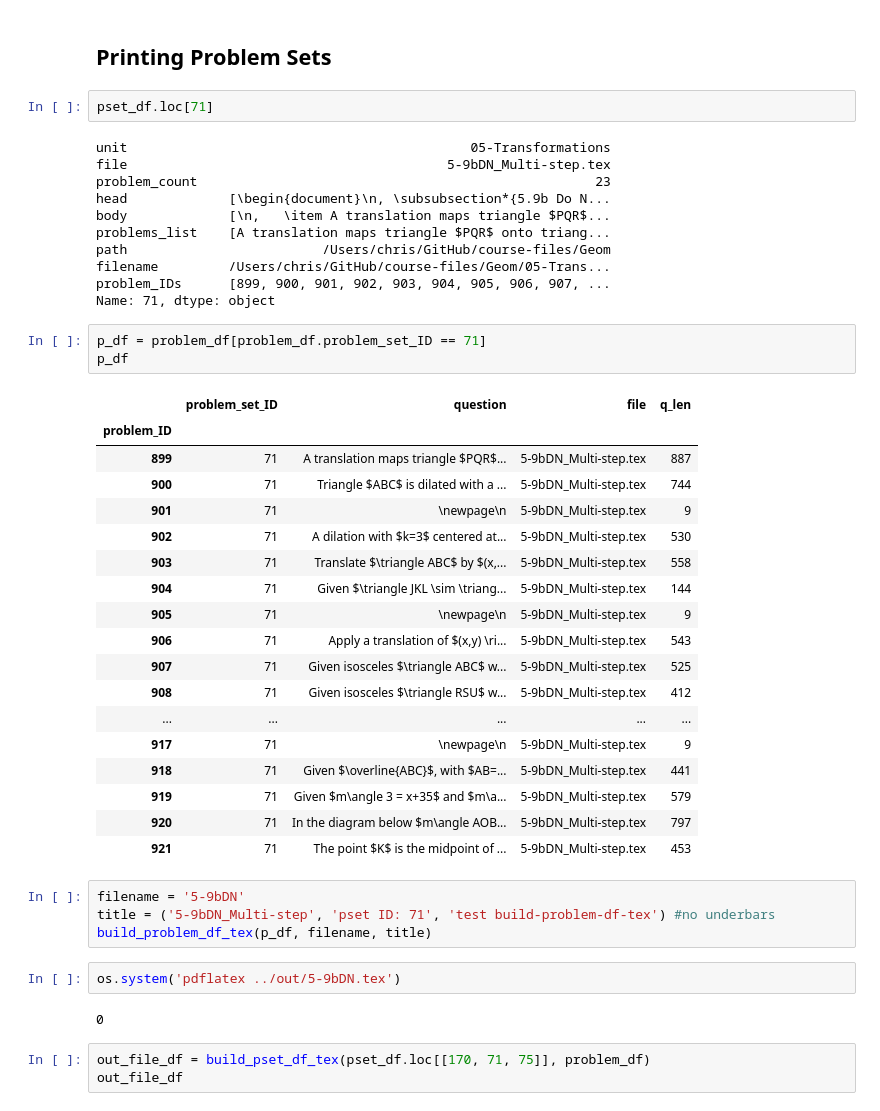
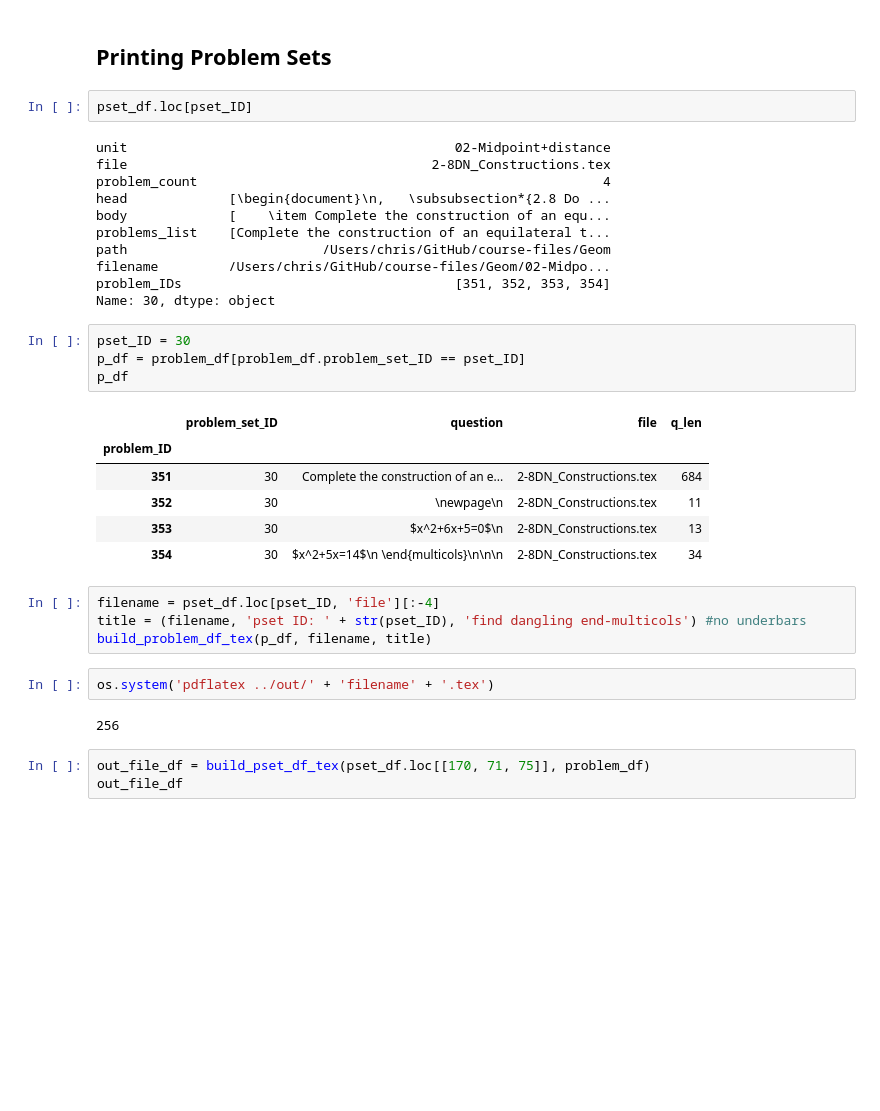
Before and after one commit to chrishuson/mathai, a Jupyter notebook: src/notes.ipynb, the cells around one changed output. Drawn from its saved outputs; the diff is of its cells as text; blank space fills up the shorter version.

```diff
--- a/src/notes.ipynb
+++ b/src/notes.ipynb
@@ -51,48 +51,37 @@ pset_df:  172 problem_set_ID Index(['unit', 'file', 'problem_count', 'head', 'bo
 # %% [markdown]
 ## Printing Problem Sets
 # %%
-pset_df.loc[71]
+pset_df.loc[pset_ID]
 # %% [output]
-unit                                            05-Transformations
-file                                         5-9bDN_Multi-step.tex
-problem_count                                                   23
-head             [\begin{document}\n, \subsubsection*{5.9b Do N...
-body             [\n,   \item A translation maps triangle $PQR$...
-problems_list    [A translation maps triangle $PQR$ onto triang...
+unit                                          02-Midpoint+distance
+file                                       2-8DN_Constructions.tex
+problem_count                                                    4
+head             [\begin{document}\n,   \subsubsection*{2.8 Do ...
+body             [    \item Complete the construction of an equ...
+problems_list    [Complete the construction of an equilateral t...
 path                         /Users/chris/GitHub/course-files/Geom
-filename         /Users/chris/GitHub/course-files/Geom/05-Trans...
-problem_IDs      [899, 900, 901, 902, 903, 904, 905, 906, 907, ...
-Name: 71, dtype: object
+filename         /Users/chris/GitHub/course-files/Geom/02-Midpo...
+problem_IDs                                   [351, 352, 353, 354]
+Name: 30, dtype: object
 # %%
-p_df = problem_df[problem_df.problem_set_ID == 71]
+pset_ID = 30
+p_df = problem_df[problem_df.problem_set_ID == pset_ID]
 p_df
 # %% [output]
 |  | problem_set_ID | question | file | q_len |
 | problem_ID |  |  |  |  |
-| 899 | 71 | A translation maps triangle $PQR$... | 5-9bDN_Multi-step.tex | 887 |
-| 900 | 71 | Triangle $ABC$ is dilated with a ... | 5-9bDN_Multi-step.tex | 744 |
-| 901 | 71 | \newpage\n | 5-9bDN_Multi-step.tex | 9 |
-| 902 | 71 | A dilation with $k=3$ centered at... | 5-9bDN_Multi-step.tex | 530 |
-| 903 | 71 | Translate $\triangle ABC$ by $(x,... | 5-9bDN_Multi-step.tex | 558 |
-| 904 | 71 | Given $\triangle JKL \sim \triang... | 5-9bDN_Multi-step.tex | 144 |
-| 905 | 71 | \newpage\n | 5-9bDN_Multi-step.tex | 9 |
-| 906 | 71 | Apply a translation of $(x,y) \ri... | 5-9bDN_Multi-step.tex | 543 |
-| 907 | 71 | Given isosceles $\triangle ABC$ w... | 5-9bDN_Multi-step.tex | 525 |
-| 908 | 71 | Given isosceles $\triangle RSU$ w... | 5-9bDN_Multi-step.tex | 412 |
-| ... | ... | ... | ... | ... |
-| 917 | 71 | \newpage\n | 5-9bDN_Multi-step.tex | 9 |
-| 918 | 71 | Given $\overline{ABC}$, with $AB=... | 5-9bDN_Multi-step.tex | 441 |
-| 919 | 71 | Given $m\angle 3 = x+35$ and $m\a... | 5-9bDN_Multi-step.tex | 579 |
-| 920 | 71 | In the diagram below $m\angle AOB... | 5-9bDN_Multi-step.tex | 797 |
-| 921 | 71 | The point $K$ is the midpoint of ... | 5-9bDN_Multi-step.tex | 453 |
+| 351 | 30 | Complete the construction of an e... | 2-8DN_Constructions.tex | 684 |
+| 352 | 30 | \newpage\n | 2-8DN_Constructions.tex | 11 |
+| 353 | 30 | $x^2+6x+5=0$\n | 2-8DN_Constructions.tex | 13 |
+| 354 | 30 | $x^2+5x=14$\n \end{multicols}\n\n\n | 2-8DN_Constructions.tex | 34 |
 # %%
-filename = '5-9bDN'
-title = ('5-9bDN_Multi-step', 'pset ID: 71', 'test build-problem-df-tex') #no underbars
+filename = pset_df.loc[pset_ID, 'file'][:-4]
+title = (filename, 'pset ID: ' + str(pset_ID), 'find dangling end-multicols') #no underbars
 build_problem_df_tex(p_df, filename, title)
 # %%
-os.system('pdflatex ../out/5-9bDN.tex')
+os.system('pdflatex ../out/' + 'filename' + '.tex')
 # %% [output]
-0
+256
 # %%
 out_file_df = build_pset_df_tex(pset_df.loc[[170, 71, 75]], problem_df)
 out_file_df
```
Also changed, not shown: parts of 20 cells of this notebook, 2 other files.
